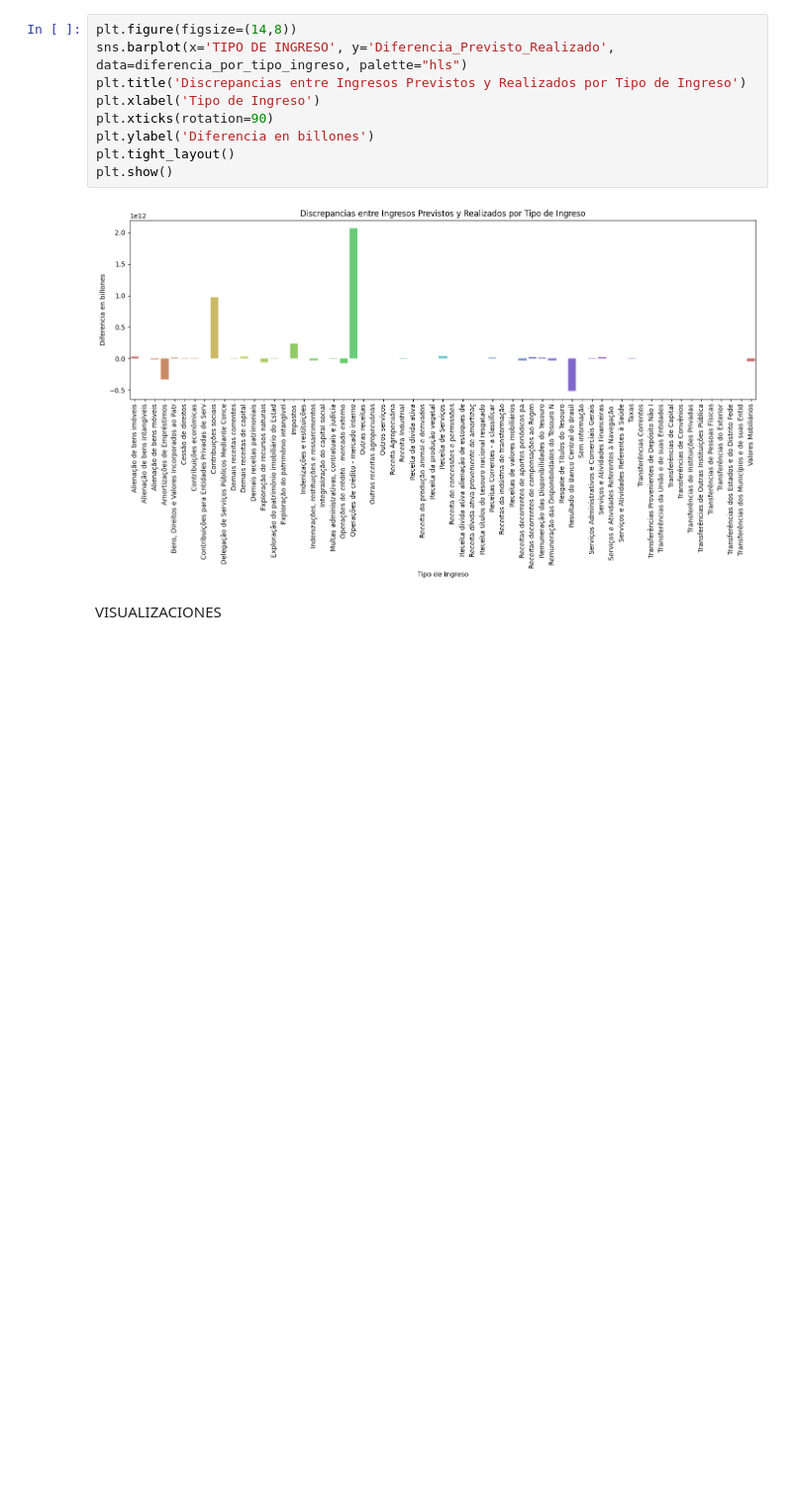
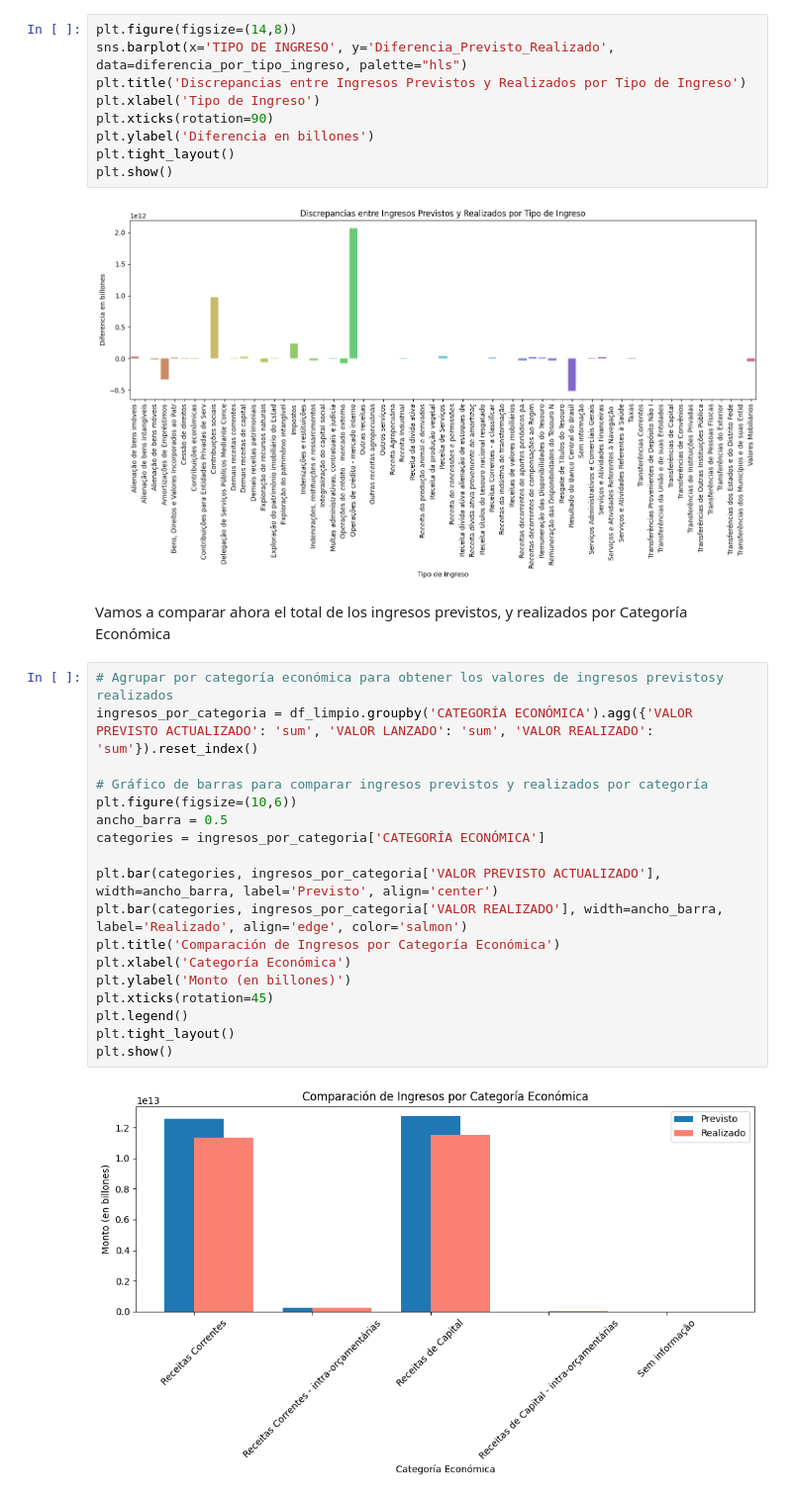
Before and after one commit to Rcm89/Proyecto2-EDA-Ingresos-Publicos-Brasil, a Jupyter notebook: notebooks/notebook_EDA.ipynb, the cells around one changed output. Shown: that part at 99% size. Cells and saved outputs as stored; diff of their text form; blank space fills up the shorter version.

```diff
--- a/notebooks/notebook_EDA.ipynb
+++ b/notebooks/notebook_EDA.ipynb
@@ -265,5 +265,25 @@ plt.tight_layout()
 plt.show()
 # %% [output]
 [figure]
-# %% [markdown]
-VISUALIZACIONES
+# %% [markdown]
+Vamos a comparar ahora el total de los ingresos previstos, y realizados por Categoría Económica
+# %%
+# Agrupar por categoría económica para obtener los valores de ingresos previstosy realizados
+ingresos_por_categoria = df_limpio.groupby('CATEGORÍA ECONÓMICA').agg({'VALOR PREVISTO ACTUALIZADO': 'sum', 'VALOR LANZADO': 'sum', 'VALOR REALIZADO': 'sum'}).reset_index()
+
+# Gráfico de barras para comparar ingresos previstos y realizados por categoría
+plt.figure(figsize=(10,6))
+ancho_barra = 0.5
+categories = ingresos_por_categoria['CATEGORÍA ECONÓMICA']
+
+plt.bar(categories, ingresos_por_categoria['VALOR PREVISTO ACTUALIZADO'], width=ancho_barra, label='Previsto', align='center')
+plt.bar(categories, ingresos_por_categoria['VALOR REALIZADO'], width=ancho_barra, label='Realizado', align='edge', color='salmon')
+plt.title('Comparación de Ingresos por Categoría Económica')
+plt.xlabel('Categoría Económica')
+plt.ylabel('Monto (en billones)')
+plt.xticks(rotation=45)
+plt.legend()
+plt.tight_layout()
+plt.show()
+# %% [output]
+[figure, added]
```
Also changed, not shown: parts of 4 cells of this notebook, 1 other file.
